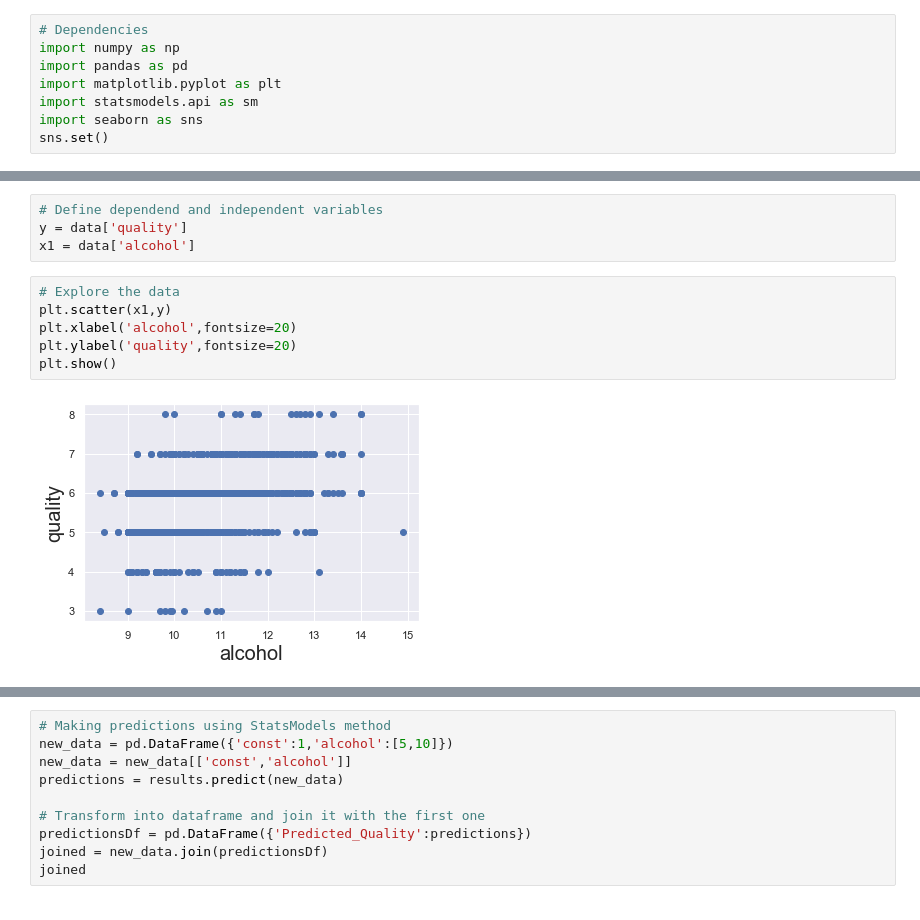
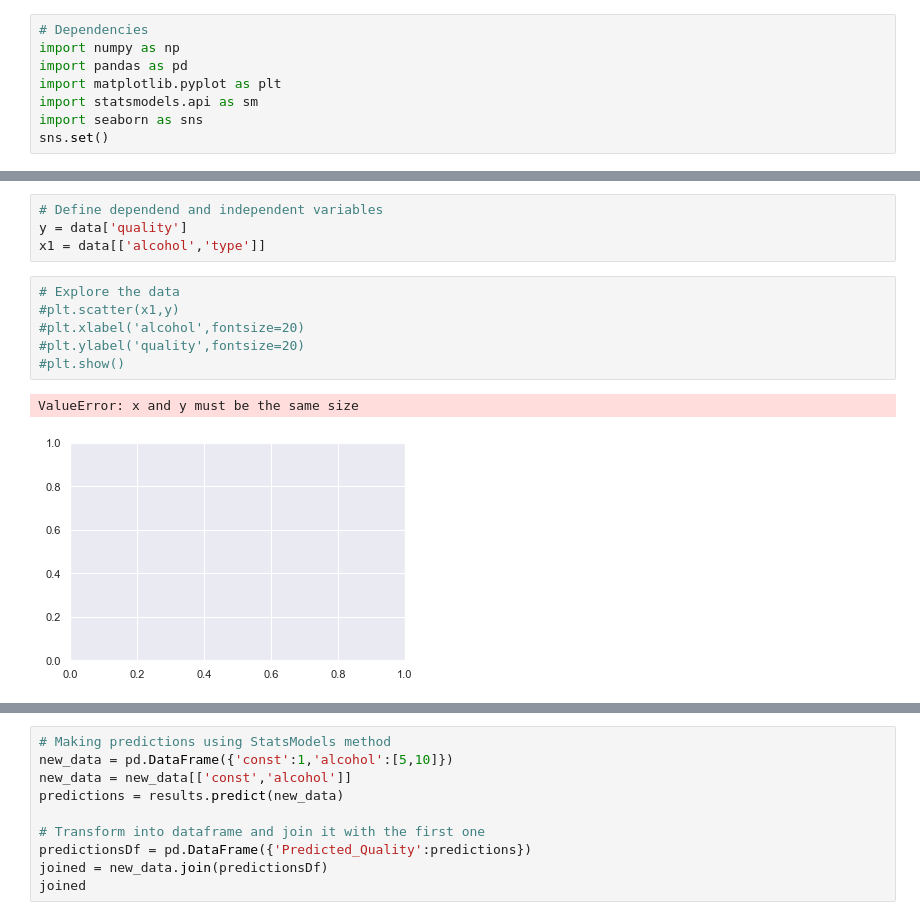
Before and after one commit to GilTungol/MachineLearning-Project, a Jupyter notebook: simple_linear_regression_statsmodels.ipynb, the cells around one changed output, grey strips where cells are left out. Drawn from its saved outputs; the diff is of its cells as text.

```diff
--- a/simple_linear_regression_statsmodels.ipynb
+++ b/simple_linear_regression_statsmodels.ipynb
@@ -32,15 +79,16 @@ data.describe()
 # %%
 # Define dependend and independent variables
 y = data['quality']
-x1 = data['alcohol']
+x1 = data[['alcohol','type']]
 # %%
 # Explore the data
-plt.scatter(x1,y)
-plt.xlabel('alcohol',fontsize=20)
-plt.ylabel('quality',fontsize=20)
-plt.show()
+#plt.scatter(x1,y)
+#plt.xlabel('alcohol',fontsize=20)
+#plt.ylabel('quality',fontsize=20)
+#plt.show()
 # %% [output]
+ValueError: x and y must be the same size
-[figure, old version]
+[figure, new version]
 # %%
 # Simple Linear Regression using Ordinary Least Squares (OLS) model
 x = sm.add_constant(x1)
```
Also changed, not shown: parts of 7 cells of this notebook, 6 other files.
